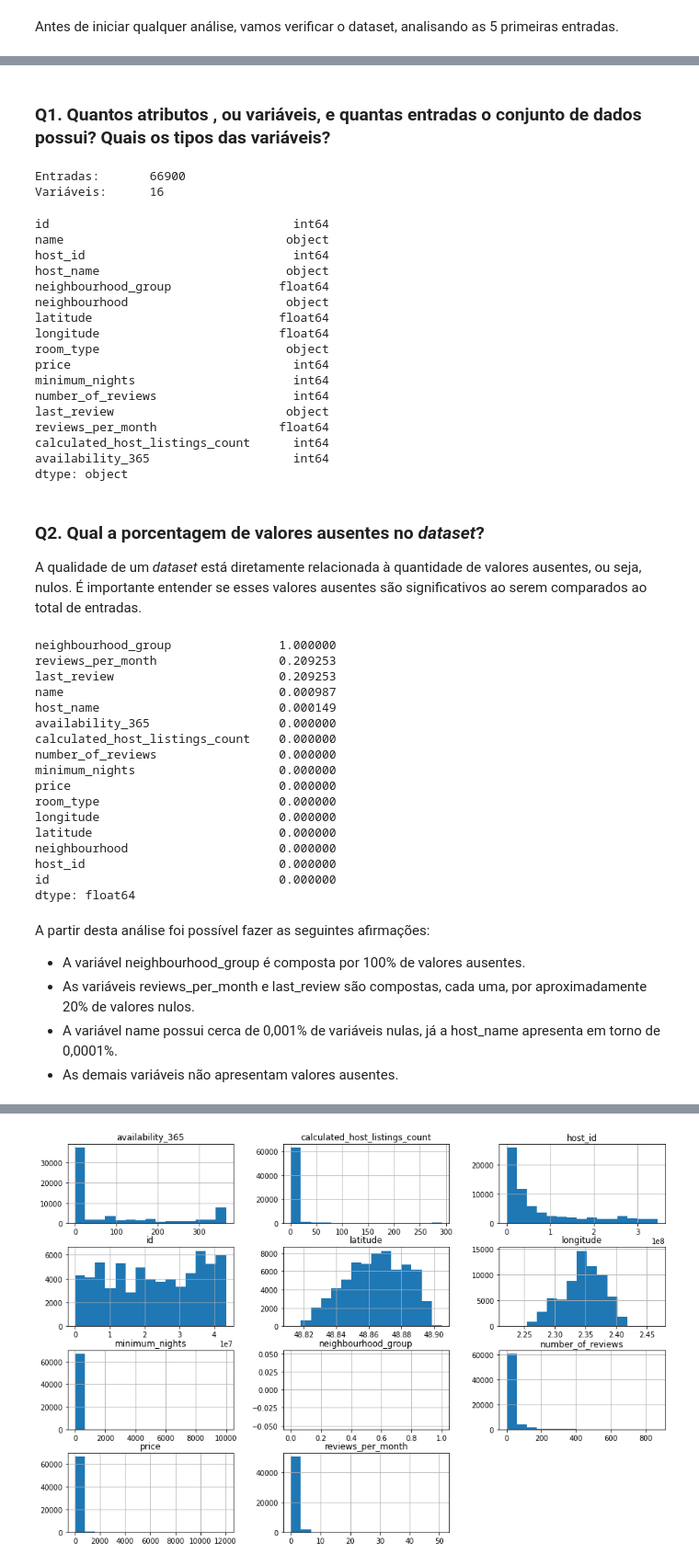
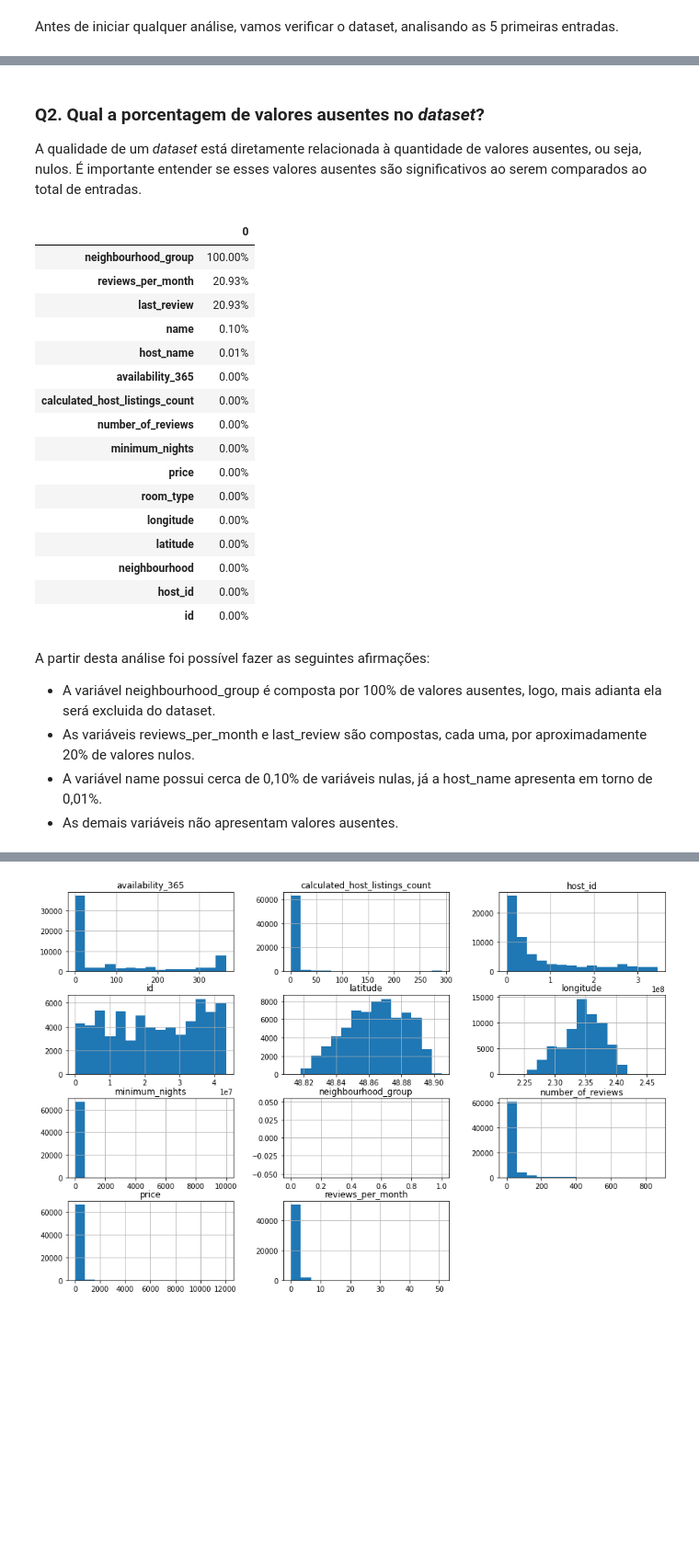
Before and after one commit to anammagalhaes/Data-Science-Projects-, a Jupyter notebook: Análise_dos_dados_do_Airbnb_de_Paris.ipynb, the cells around one changed output, grey strips where cells are left out. Shown: that part at 92% size. Cells and saved outputs as stored; diff of their text form; code cells hidden in the pictures; blank space fills up the shorter version.

```diff
--- a/Análise_dos_dados_do_Airbnb_de_Paris.ipynb
+++ b/Análise_dos_dados_do_Airbnb_de_Paris.ipynb
@@ -67,65 +99,38 @@ df.head()
 | 2 | 5396 | Explore the heart of old Paris | 7903 | Borzou | NaN | Hôtel-de-Ville | 48.85100 | 2.35869 | ... |
 | 3 | 7397 | MARAIS - 2ROOMS APT - 2/4 PEOPLE | 2626 | Franck | NaN | Hôtel-de-Ville | 48.85758 | 2.35275 | ... |
 | 4 | 7964 | Large & sunny flat with balcony ! | 22155 | Anaïs | NaN | Opéra | 48.87417 | 2.34245 | ... |
-# %% [markdown]
-### Q1. Quantos atributos , ou variáveis, e quantas entradas o conjunto de dados possui? Quais os tipos das variáveis?
-# %%
-#Identificar o volume de dados do DataFrame
-print("Entradas:\t{}".format(df.shape[0]))
-print("Variáveis:\t{}".format(df.shape[1]))
-
-#Verificar as 5 primeiras entradas do dataset
-display(df.dtypes)
-# %% [output]
-Entradas:       66900
-Variáveis:      16
-id                                  int64
-name                               object
-host_id                             int64
-host_name                          object
-neighbourhood_group               float64
-neighbourhood                      object
-latitude                          float64
-longitude                         float64
-room_type                          object
-price                               int64
-minimum_nights                      int64
-number_of_reviews                   int64
-last_review                        object
-reviews_per_month                 float64
-calculated_host_listings_count      int64
-availability_365                    int64
-dtype: object
 # %% [markdown]
 ### Q2. Qual a porcentagem de valores ausentes no *dataset*?
 A qualidade de um *dataset* está diretamente relacionada à quantidade de valores ausentes, ou seja, nulos. É importante entender se esses valores ausentes são significativos ao serem comparados ao total de entradas.
 # %%
 ##Alocar em ordem crescente as variáveis por seus valores ausentes.
-(df.isnull().sum()/df.shape[0]).sort_values(ascending=False)
+n=(df.isnull().sum()/df.shape[0]).sort_values(ascending=False)
+df_n = pd.DataFrame(n)
+df_n.style.format(" {:.2%}")
 # %% [output]
-neighbourhood_group               1.000000
-reviews_per_month                 0.209253
-last_review                       0.209253
-name                              0.000987
-host_name                         0.000149
-availability_365                  0.000000
-calculated_host_listings_count    0.000000
-number_of_reviews                 0.000000
-minimum_nights                    0.000000
-price                             0.000000
-room_type                         0.000000
-longitude                         0.000000
-latitude                          0.000000
-neighbourhood                     0.000000
-host_id                           0.000000
-id                                0.000000
-dtype: float64
+|  | 0 |
+| neighbourhood_group | 100.00% |
+| reviews_per_month | 20.93% |
+| last_review | 20.93% |
+| name | 0.10% |
+| host_name | 0.01% |
+| availability_365 | 0.00% |
+| calculated_host_listings_count | 0.00% |
+| number_of_reviews | 0.00% |
+| minimum_nights | 0.00% |
+| price | 0.00% |
+| room_type | 0.00% |
+| longitude | 0.00% |
+| latitude | 0.00% |
+| neighbourhood | 0.00% |
+| host_id | 0.00% |
+| id | 0.00% |
 # %% [markdown]
 
 A partir desta análise foi possível fazer as seguintes afirmações:
-*   A variável neighbourhood_group é composta por 100% de valores ausentes.
+*   A variável neighbourhood_group é composta por 100% de valores ausentes, logo, mais adianta ela será excluida do dataset.
 *   As variáveis reviews_per_month e last_review são compostas, cada uma, por aproximadamente 20% de valores nulos.
-* A variável name possui cerca de 0,001% de variáveis nulas, já a host_name apresenta em torno de 0,0001%.
+* A variável name possui cerca de 0,10% de variáveis nulas, já a host_name apresenta em torno de 0,01%.
 * As demais variáveis não apresentam valores ausentes.
 # %% [markdown]
 ###Q3. Qual o tipo de distribuição das variáveis?
```
Also changed, not shown: parts of 25 cells of this notebook.
